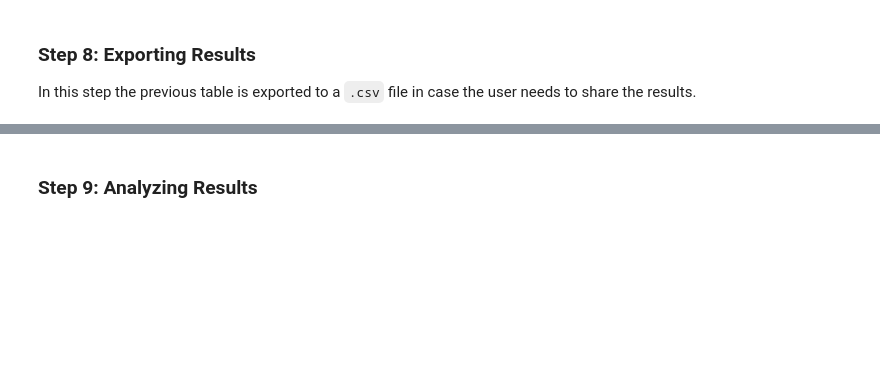
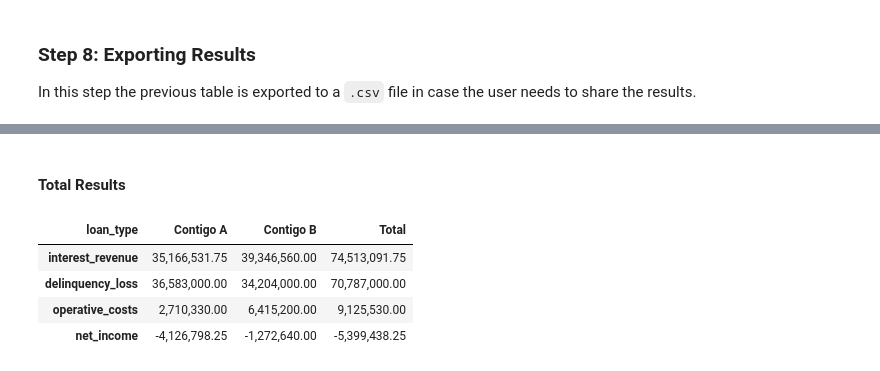
Before and after one commit to mandelbrojt/stori-ba-assessment, a Jupyter notebook: part1-state-of-business-analysis.ipynb, the cells around one changed output, grey strips where cells are left out. Saved outputs shown, nothing was run; the diff lists cells and outputs as text; code cells hidden in the pictures; blank space fills up the shorter version.

```diff
--- a/part1-state-of-business-analysis.ipynb
+++ b/part1-state-of-business-analysis.ipynb
@@ -240,16 +272,23 @@ income_results.to_csv("./collection_results.csv", index=False)
 # %% [markdown]
-### Step 9: Analyzing Results
+#### Total Results
 # %%
-# Select columns from income results
+# Select financial metrics from startup results
 selected_cols = ["loan_type","interest_revenue","delinquency_loss","operative_costs","net_income"]
 
-# Add all variables by loan type and transpose it
+# Group income_results by loan_type, sum columns, and transpose the result
 results_by_loan_type = income_results[selected_cols].groupby("loan_type").sum().T
 
-# Create a column to calculate total amount per variable
+# Add a new column "Total" by summing results from Contigo A and Contigo B
 results_by_loan_type["Total"] = results_by_loan_type["Contigo A"] + results_by_loan_type["Contigo B"]
 
-# Format numbers
-results_by_loan_type_formatted = results_by_loan_type.applymap(lambda x: "{:,.2f}".format(x))
+# Format numbers to have commas per thousand and two decimals
+results_by_loan_type = results_by_loan_type.applymap(lambda x: "{:,.2f}".format(x))
 
-results_by_loan_type_formatted = results_by_loan_type_formatted.rename_axis("Financial Metric", axis=1)
+# Print table
+results_by_loan_type
+# %% [output]
+| loan_type | Contigo A | Contigo B | Total |
+| interest_revenue | 35,166,531.75 | 39,346,560.00 | 74,513,091.75 |
+| delinquency_loss | 36,583,000.00 | 34,204,000.00 | 70,787,000.00 |
+| operative_costs | 2,710,330.00 | 6,415,200.00 | 9,125,530.00 |
+| net_income | -4,126,798.25 | -1,272,640.00 | -5,399,438.25 |
```
Also changed, not shown: parts of 25 cells of this notebook.
